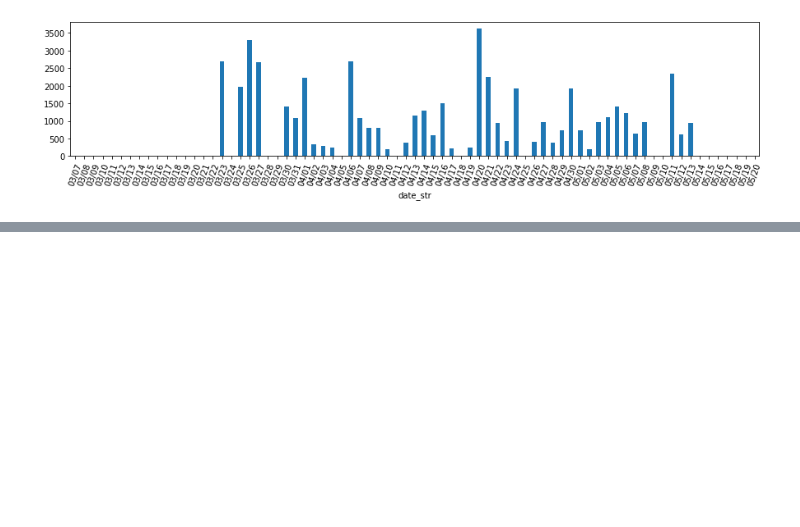
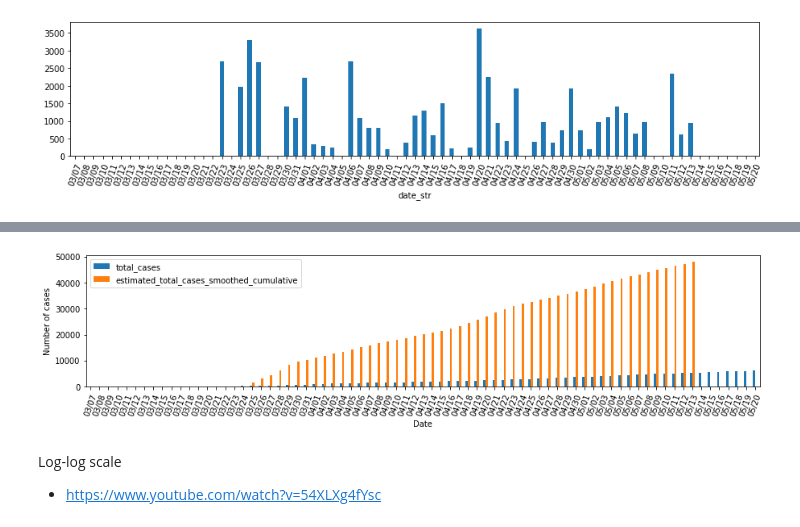
Before and after one commit to AndrewJWashington/covid_san_diego, a Jupyter notebook: new_cases_and_tests.ipynb, the cells around one changed output, grey strips where cells are left out. Cells and saved outputs as stored; diff of their text form; code cells hidden in the pictures; blank space fills up the shorter version.

```diff
--- a/new_cases_and_tests.ipynb
+++ b/new_cases_and_tests.ipynb
@@ -191,0 +233,11 @@ plot_by_time('estimated_total_cases')
+# %%
+df['estimated_total_cases_smoothed_cumulative'] = df['estimated_total_cases_smoothed'].cumsum()
+# %%
+df.set_index('date_str')[['total_cases', 'estimated_total_cases_smoothed_cumulative']].plot.bar(figsize=figsize, rot=70)
+plt.ylabel('Number of cases')
+plt.xlabel('Date');
+# %% [output]
+[figure, added]
+# %% [markdown]
+Log-log scale
+* https://www.youtube.com/watch?v=54XLXg4fYsc
```
Also changed, not shown: parts of 32 cells of this notebook.
